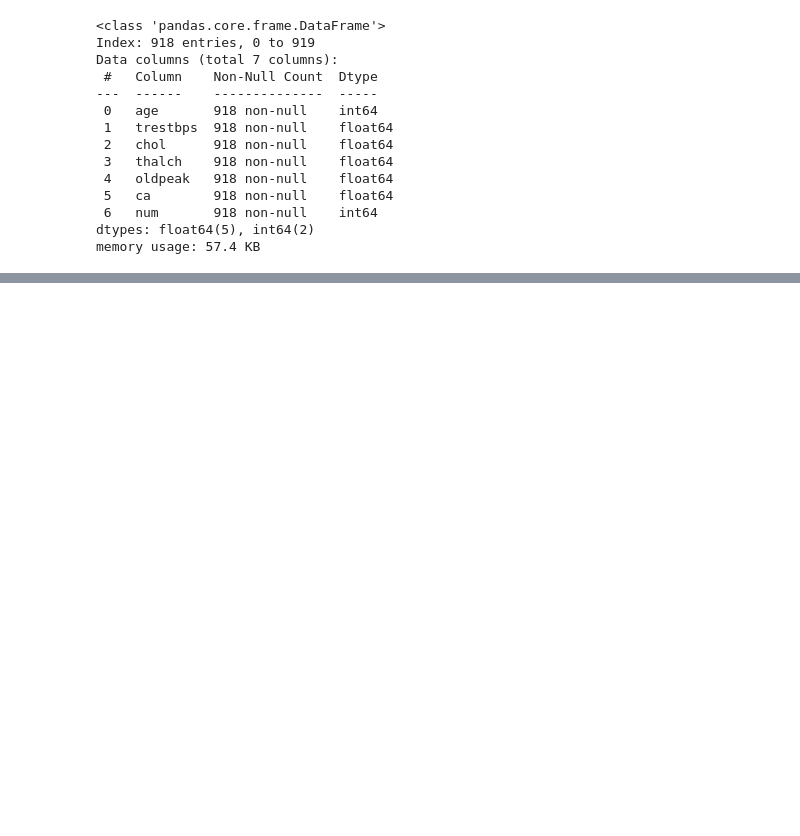
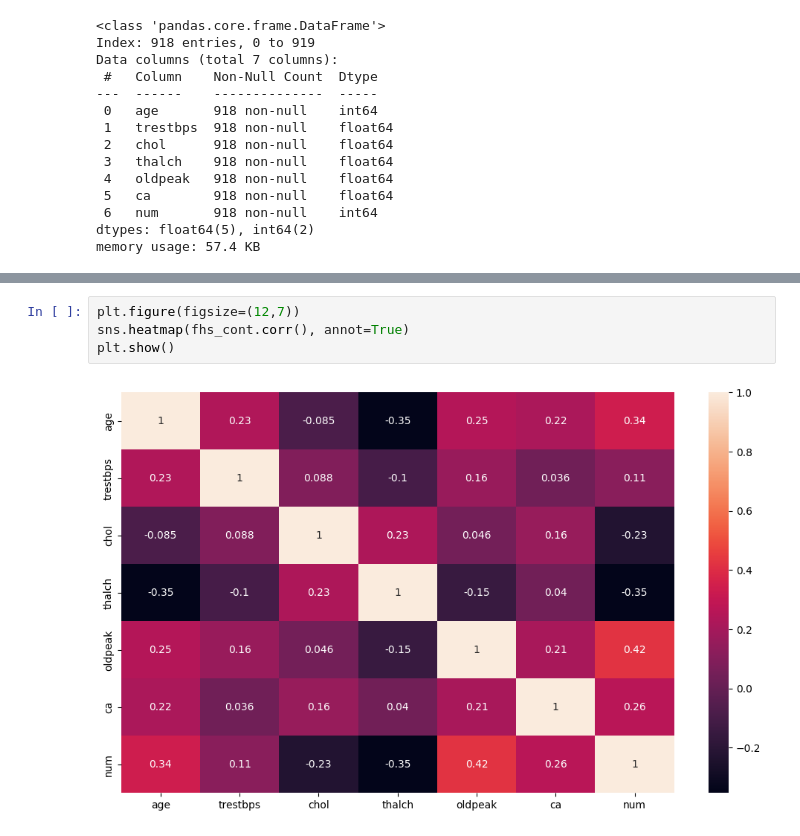
Before and after one commit to JiyaG143/pfsinterns, a Jupyter notebook: deepnote/Email_Spam_Detection_Project/Heart Disease Prediction.ipynb, the cells around one changed output, grey strips where cells are left out. Cells and saved outputs as stored; diff of their text form; blank space fills up the shorter version.

```diff
--- a/deepnote/Email_Spam_Detection_Project/Heart Disease Prediction.ipynb
+++ b/deepnote/Email_Spam_Detection_Project/Heart Disease Prediction.ipynb
@@ -379,0 +391,6 @@ memory usage: 57.4 KB
+# %%
+plt.figure(figsize=(12,7))
+sns.heatmap(fhs_cont.corr(), annot=True)
+plt.show()
+# %% [output]
+[figure, added]
```
Also changed, not shown: parts of 6 cells of this notebook.
